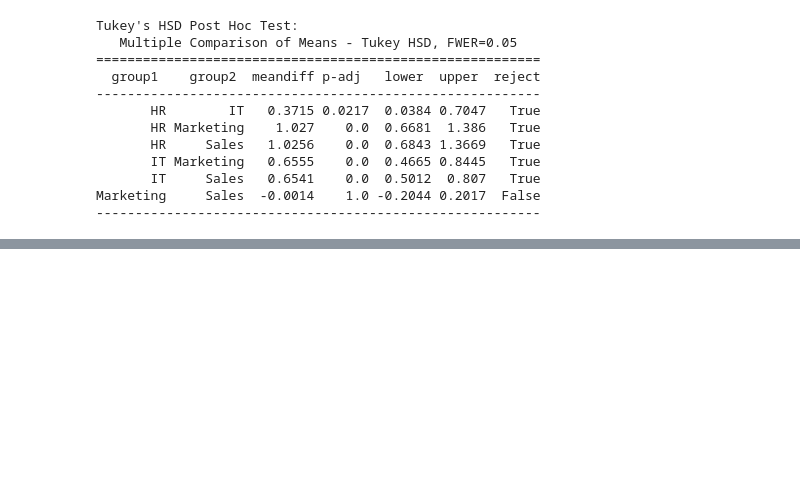
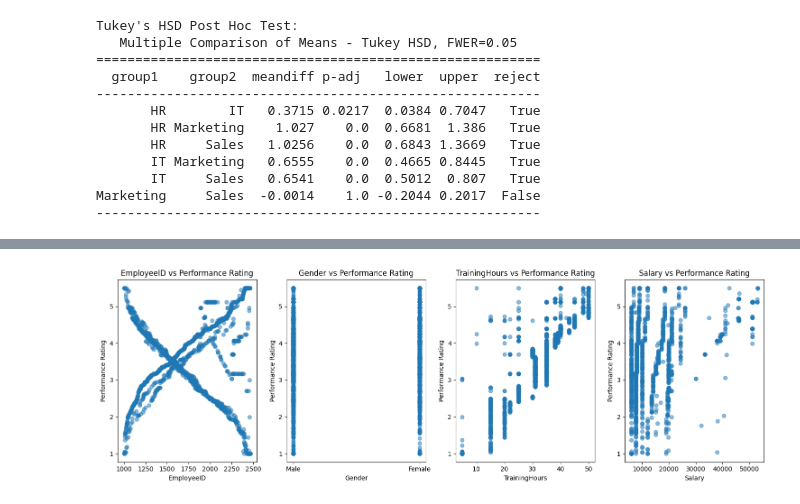
Before and after one commit to roccomilicic/DataAnalysisGroupAssignment, a Jupyter notebook: DataAnalysis.ipynb, the cells around one changed output, grey strips where cells are left out. Cells and saved outputs as stored; diff of their text form; code cells hidden in the pictures; blank space fills up the shorter version.

```diff
--- a/DataAnalysis.ipynb
+++ b/DataAnalysis.ipynb
@@ -93,0 +131,13 @@ Marketing     Sales  -0.0014    1.0 -0.2044 0.2017  False
+# %%
+fig, axes = plt.subplots(nrows=1, ncols=len(X.columns), figsize=(15, 5))
+
+for i, col in enumerate(X.columns):
+    axes[i].scatter(X[col], y, alpha=0.5)
+    axes[i].set_title(f'{col} vs Performance Rating')
+    axes[i].set_xlabel(col)
+    axes[i].set_ylabel('Performance Rating')
+
+plt.tight_layout()
+plt.show()
+# %% [output]
+[figure, added]
```
Also changed, not shown: parts of 8 cells of this notebook.
